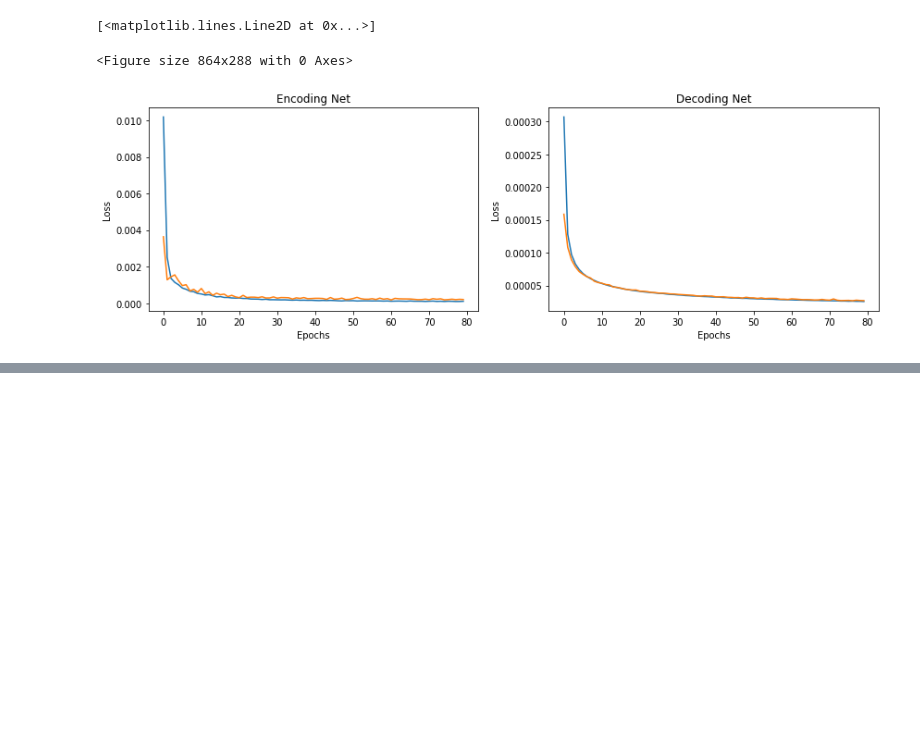
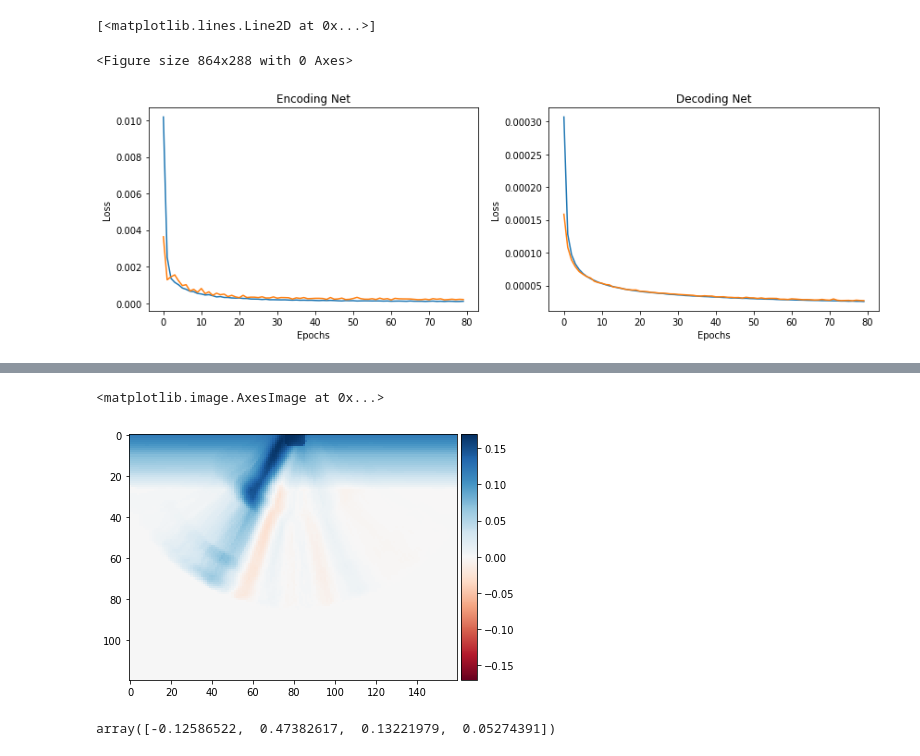
Before and after one commit to Skorkmaz88/vrepLearning, a Jupyter notebook: VrepLearning.ipynb, the cells around one changed output, grey strips where cells are left out. Saved outputs shown, nothing was run; the diff lists cells and outputs as text; code cells hidden in the pictures; blank space fills up the shorter version.

```diff
--- a/VrepLearning.ipynb
+++ b/VrepLearning.ipynb
@@ -212,7 +214,7 @@ for i in range(5):
     modelEncoder = Sequential()
     modelEncoder.add(Dense(1000, input_shape=(19200,)))
     modelEncoder.add(Activation('relu'))
-    modelEncoder.add(Dense(1000, input_shape=(19200,)))
+    modelEncoder.add(Dense(1000, input_shape=(1000,)))
     modelEncoder.add(Activation('relu'))
     modelEncoder.add(Dense(100, input_shape=(1000,)))
     modelEncoder.add(Activation('relu'))
@@ -385,7 +347,7 @@ TypeError: can't pickle _thread.lock objects
 file_object  = open("Y.dat", "wb")
 pickle.dump(Y, file_object , protocol=4)
 # %%
-plt.rc('figure', figsize=(12, 4))
+plt.rc('figure', figsize=(15, 6))
 # %%
 a = tra_loss_decoding
 b = val_loss_decoding
@@ -450,3 +412,6 @@ ax_lst[1].plot( n_lst, val_loss_decoding[:80])
 [<matplotlib.lines.Line2D at 0x...>]
 <Figure size 864x288 with 0 Axes>
 [figure]
+# %%
+X = pickle.load( open( "X.dat", "rb" ) )
+Y = pickle.load( open( "Y.dat", "rb" ) )
@@ -452,0 +506,32 @@ ax_lst[1].plot( n_lst, val_loss_decoding[:80])
+# %%
+lst_hd = list()
+
+lst_neurons_ec = [10, 10, 4 ]
+for i in range(1):
+    np.random.seed(i)
+    np.random.shuffle(X)
+    np.random.seed(i)
+    np.random.shuffle(Y)
+
+    training, test = X[:32000,:], X[32000:40000,:]
+    training_angle, test_angle = Y[:32000,:], Y[32000:40000,:]
+    x_train = training.reshape((len(training), np.prod(training.shape[1:])))
+    y_train = training_angle.reshape((len(training_angle), np.prod(training_angle.shape[1:])))
+
+    x_test = test.reshape((len(test), np.prod(test.shape[1:])))
+    y_test = test_angle.reshape((len(test_angle), np.prod(test_angle.shape[1:])))
+
+
+
+    modelDecoder = Sequential()
+    modelDecoder.add(Dense(lst_neurons_ec[2], input_shape=(4,)))
+    modelDecoder.add(Activation('relu'))
+    modelDecoder.add(Dense(lst_neurons_ec[1], input_shape=(lst_neurons_ec[2],)))
+    modelDecoder.add(Activation('relu'))
+    modelDecoder.add(Dense(lst_neurons_ec[0], input_shape=(lst_neurons_ec[1],)))
+    modelDecoder.add(Activation('relu'))
+    modelDecoder.add(Dense(19200))
+    modelDecoder.compile(loss='mean_squared_error', optimizer='Adam')
+    hd = modelDecoder.fit(y_train, x_train, epochs=80, validation_data=(y_test, x_test))
+
+    lst_hd.append(hd)
@@ -452,0 +566,12 @@ ax_lst[1].plot( n_lst, val_loss_decoding[:80])
+# %%
+output = modelDecoder.predict(y_test[65:])
+a = output[0].reshape(120,160)
+skimage.io.imshow(a)
+# %% [output]
+<matplotlib.image.AxesImage at 0x...>
+[figure, added]
+# %%
+output = modelEncoder.predict(x_test[50:])
+y_test[50]
+# %% [output]
+array([-0.12586522,  0.47382617,  0.13221979,  0.05274391])
```
Also changed, not shown: parts of 17 cells of this notebook, 1 other file.
